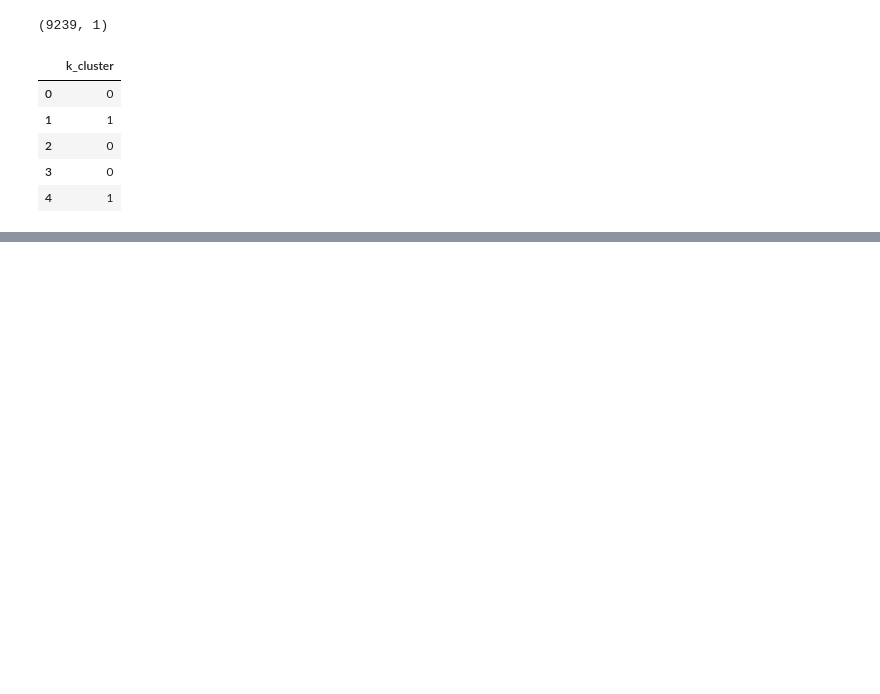
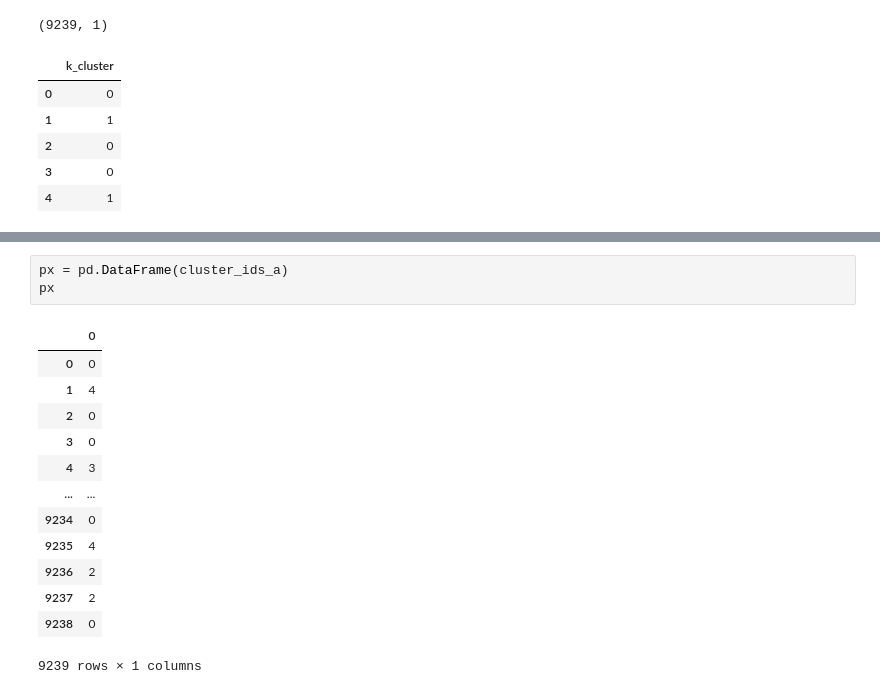
Before and after one commit to mukkatharun/Kmeans_ML_Assignment, a Jupyter notebook: Kmeans_ML_Assignment.ipynb, the cells around one changed output, grey strips where cells are left out. Drawn from its saved outputs; the diff is of its cells as text; blank space fills up the shorter version.

```diff
--- a/Kmeans_ML_Assignment.ipynb
+++ b/Kmeans_ML_Assignment.ipynb
@@ -208,0 +271,17 @@ df.loc[df['k_cluster'] == 1][:10]
+# %%
+px = pd.DataFrame(cluster_ids_a)
+px
+# %% [output]
+|  | 0 |
+| 0 | 0 |
+| 1 | 4 |
+| 2 | 0 |
+| 3 | 0 |
+| 4 | 3 |
+| ... | ... |
+| 9234 | 0 |
+| 9235 | 4 |
+| 9236 | 2 |
+| 9237 | 2 |
+| 9238 | 0 |
+9239 rows × 1 columns
```
Also changed, not shown: parts of 18 cells of this notebook.
